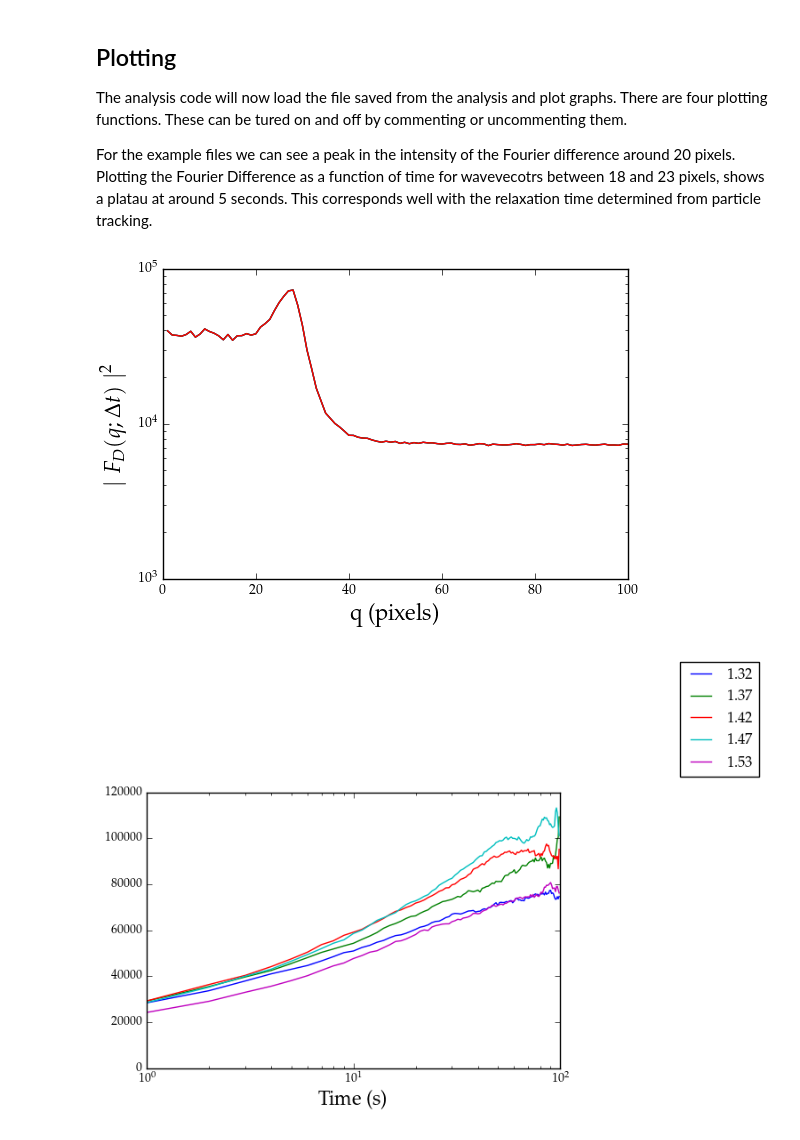
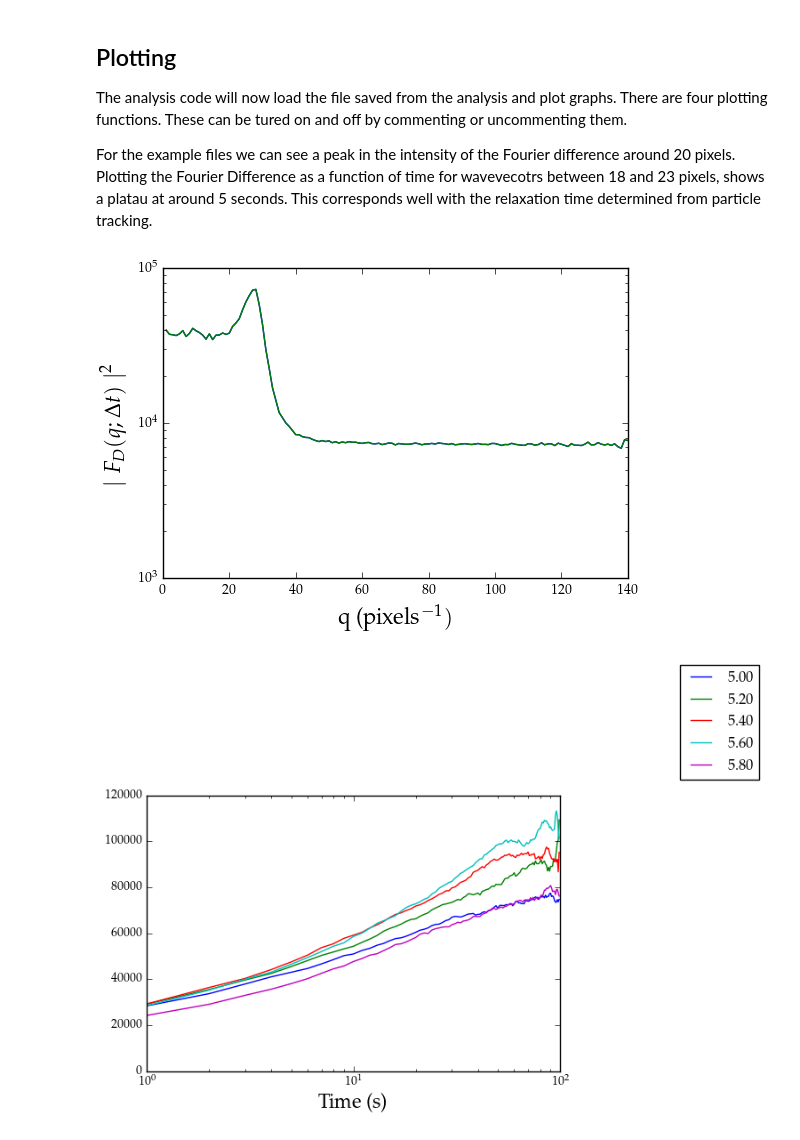
Before and after one commit to merrygoat/DDM, a Jupyter notebook: example_usage.ipynb, the cells around one changed output. Saved outputs shown, nothing was run; the diff lists cells and outputs as text; code cells hidden in the pictures.

```diff
--- a/example_usage.ipynb
+++ b/example_usage.ipynb
@@ -37,26 +37,26 @@ For the example files we can see a peak in the intensity of the Fourier differen
 # %%
 from ddm_data_processing import *
 
 %matplotlib inline
 
 
 def plotmain():
     list_of_files = ["FTOneDSlices.txt"]
-    pixel_size = [20]
-    particle_size = [380]
+    pixel_size = [40]
+    particle_size = [200]
     frame_time = [1]
     wavevectors = (25, 30)
 
     data = Series(list_of_files, pixel_size, particle_size, frame_time)
 
     plot_azimuthal_angle(data, frame_number = 20, q_in_pixels=True)
     plot_wavevector_range(data.datasets[0], wavevectors)
     #plot_wavevector_samples(data, wavevector = 25)
     #plot_image(data.datasets[0])
     # Save the data cropped to the specified wavevetors, useful for plotting in Excel or fitting with another program.
     save_series(data, wavevectors)
 
 plotmain()
 # %% [output]
-[figure, old version]
+[figure, new version]
 [figure]
```
Also changed, not shown: parts of 4 cells of this notebook, 3 other files.
